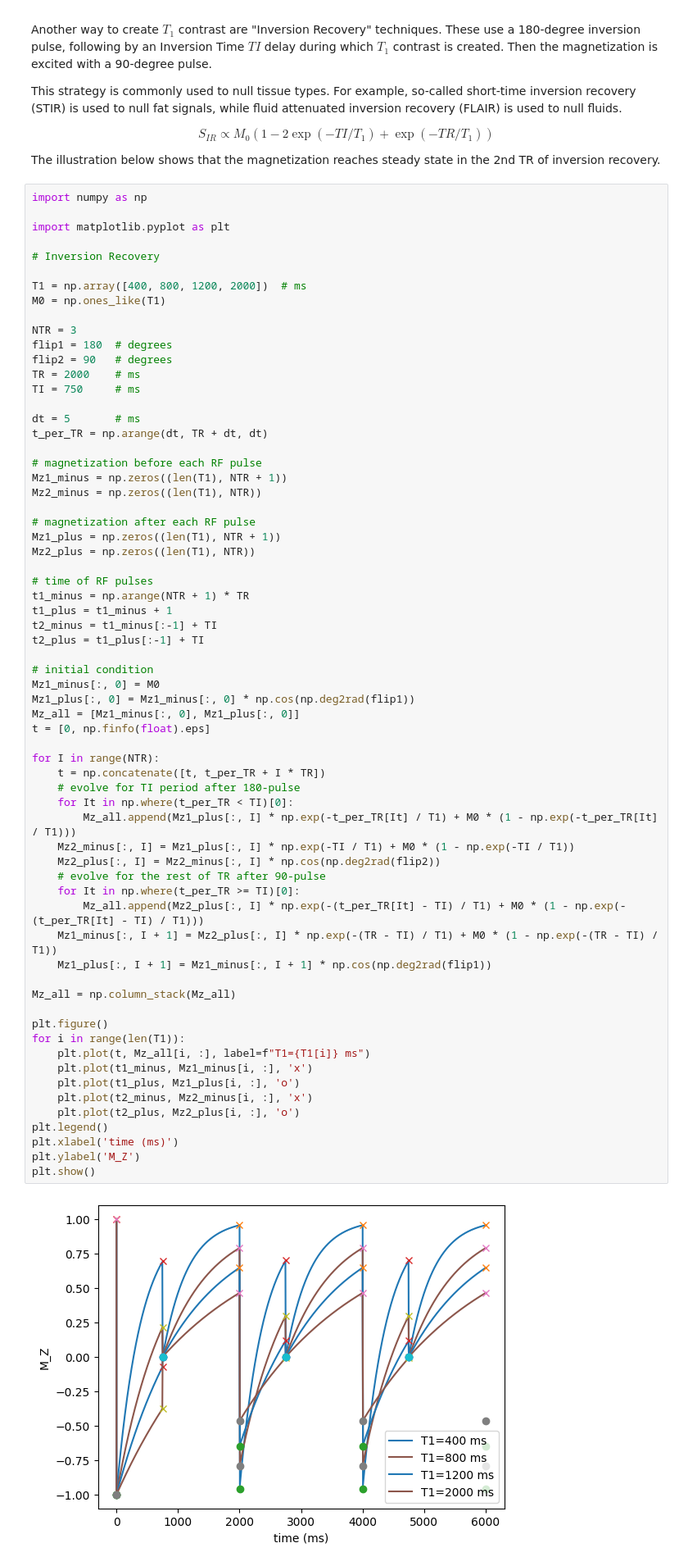
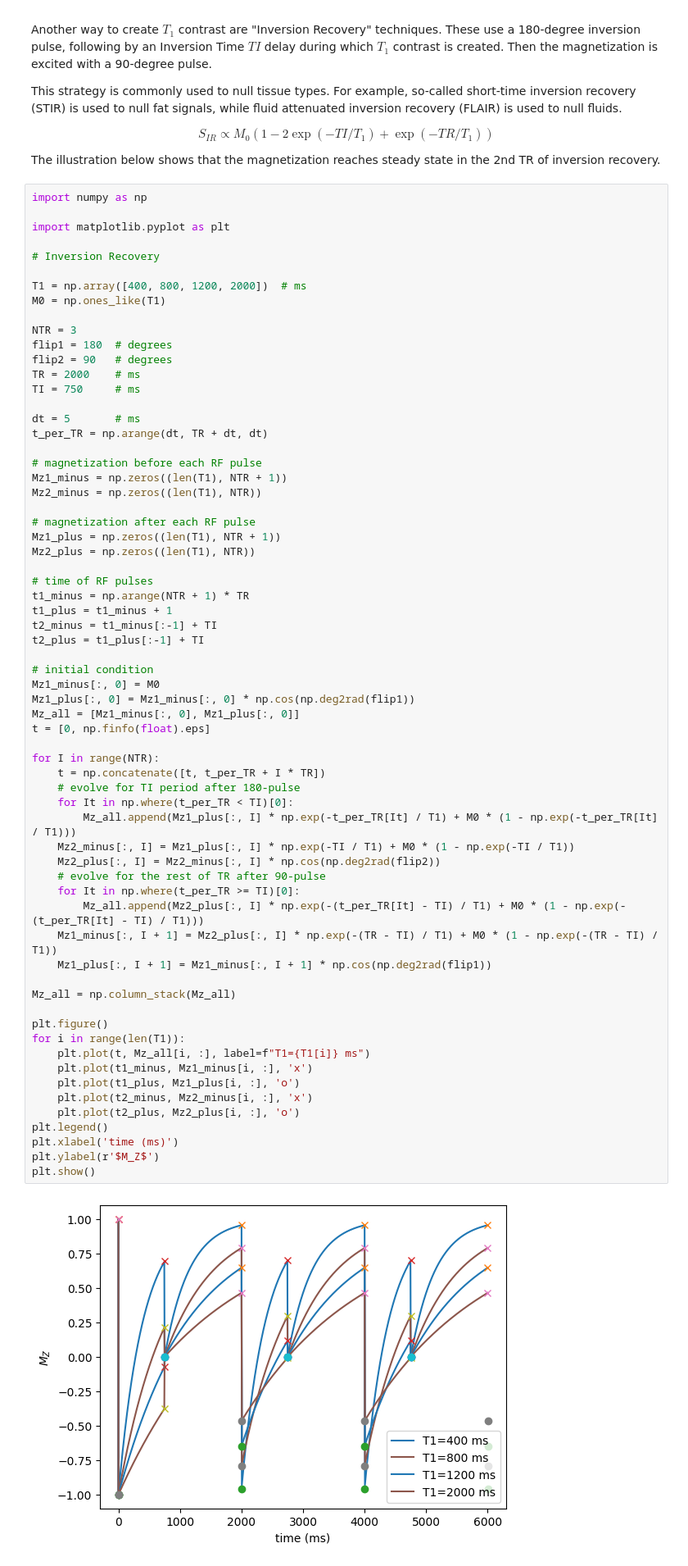
Before and after one commit to LarsonLab/MRI-education-resources, a Jupyter notebook: _sources/Basic Contrast Mechanisms.ipynb, the cells around one changed output. Shown at 82% size. Drawn from its saved outputs; the diff is of its cells as text.

```diff
--- a/_sources/Basic Contrast Mechanisms.ipynb
+++ b/_sources/Basic Contrast Mechanisms.ipynb
@@ -401,35 +401,35 @@ Mz1_minus[:, 0] = M0
 Mz1_plus[:, 0] = Mz1_minus[:, 0] * np.cos(np.deg2rad(flip1))
 Mz_all = [Mz1_minus[:, 0], Mz1_plus[:, 0]]
 t = [0, np.finfo(float).eps]
 
 for I in range(NTR):
     t = np.concatenate([t, t_per_TR + I * TR])
     # evolve for TI period after 180-pulse
     for It in np.where(t_per_TR < TI)[0]:
         Mz_all.append(Mz1_plus[:, I] * np.exp(-t_per_TR[It] / T1) + M0 * (1 - np.exp(-t_per_TR[It] / T1)))
     Mz2_minus[:, I] = Mz1_plus[:, I] * np.exp(-TI / T1) + M0 * (1 - np.exp(-TI / T1))
     Mz2_plus[:, I] = Mz2_minus[:, I] * np.cos(np.deg2rad(flip2))
     # evolve for the rest of TR after 90-pulse
     for It in np.where(t_per_TR >= TI)[0]:
         Mz_all.append(Mz2_plus[:, I] * np.exp(-(t_per_TR[It] - TI) / T1) + M0 * (1 - np.exp(-(t_per_TR[It] - TI) / T1)))
     Mz1_minus[:, I + 1] = Mz2_plus[:, I] * np.exp(-(TR - TI) / T1) + M0 * (1 - np.exp(-(TR - TI) / T1))
     Mz1_plus[:, I + 1] = Mz1_minus[:, I + 1] * np.cos(np.deg2rad(flip1))
 
 Mz_all = np.column_stack(Mz_all)
 
 plt.figure()
 for i in range(len(T1)):
     plt.plot(t, Mz_all[i, :], label=f"T1={T1[i]} ms")
     plt.plot(t1_minus, Mz1_minus[i, :], 'x')
     plt.plot(t1_plus, Mz1_plus[i, :], 'o')
     plt.plot(t2_minus, Mz2_minus[i, :], 'x')
     plt.plot(t2_plus, Mz2_plus[i, :], 'o')
 plt.legend()
 plt.xlabel('time (ms)')
-plt.ylabel('M_Z')
+plt.ylabel(r'$M_Z$')
 plt.show()
 # %% [output]
-[figure, old version]
+[figure, new version]
 # %%
 import numpy as np
 
```
Also changed, not shown: parts of 2 cells of this notebook, 12 other files.
